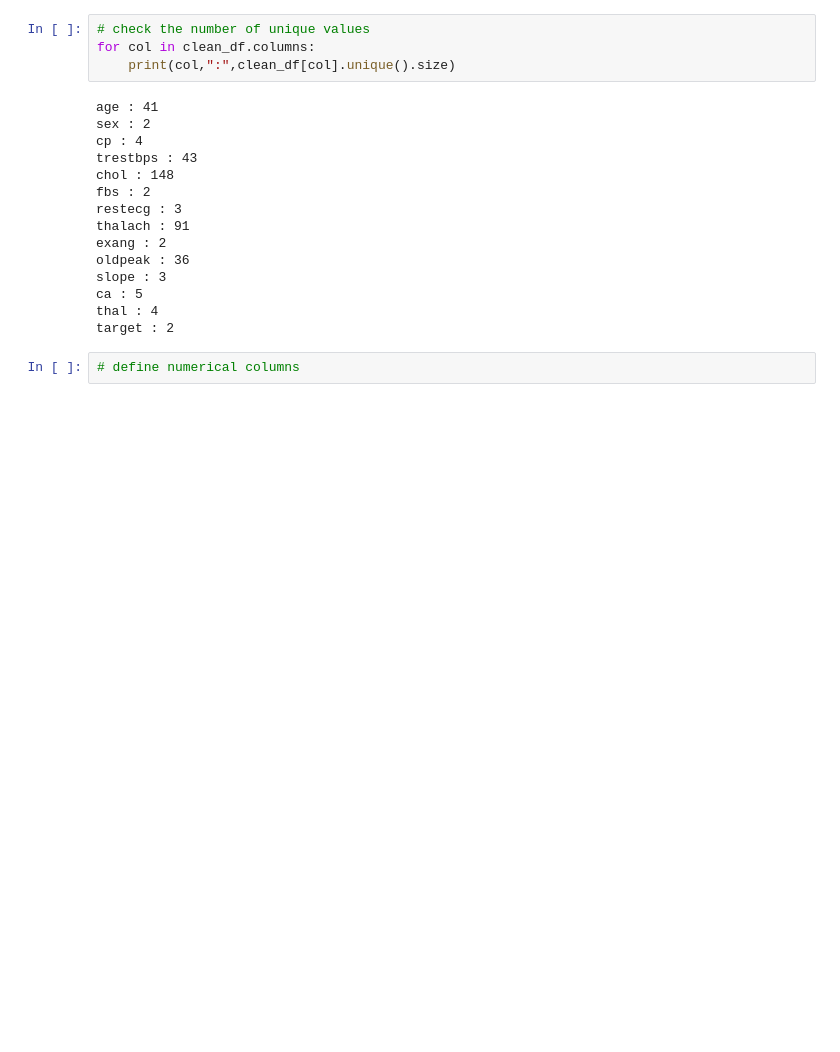
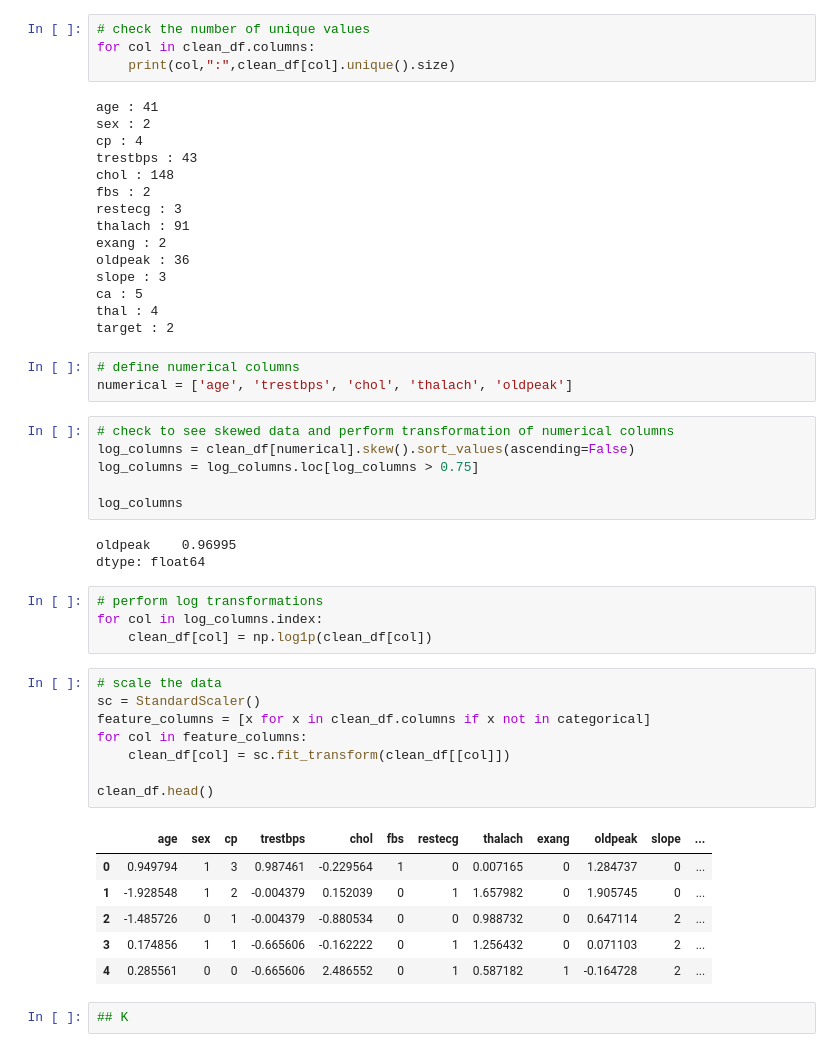
Before and after one commit to LucianPopaLVP/Project-4---Unsupervised-Machine-Learning, a Jupyter notebook: heart_disease_report_unsupervised_learning.ipynb, the cells around one changed output. Cells and saved outputs as stored; diff of their text form; blank space fills up the shorter version.

```diff
--- a/heart_disease_report_unsupervised_learning.ipynb
+++ b/heart_disease_report_unsupervised_learning.ipynb
@@ -383,3 +383,34 @@ thal : 4
 target : 2
 # %%
 # define numerical columns
+numerical = ['age', 'trestbps', 'chol', 'thalach', 'oldpeak']
+# %%
+# check to see skewed data and perform transformation of numerical columns
+log_columns = clean_df[numerical].skew().sort_values(ascending=False)
+log_columns = log_columns.loc[log_columns > 0.75]
+
+log_columns
+# %% [output]
+oldpeak    0.96995
+dtype: float64
+# %%
+# perform log transformations
+for col in log_columns.index:
+    clean_df[col] = np.log1p(clean_df[col])
+# %%
+# scale the data
+sc = StandardScaler()
+feature_columns = [x for x in clean_df.columns if x not in categorical]
+for col in feature_columns:
+    clean_df[col] = sc.fit_transform(clean_df[[col]])
+
+clean_df.head()
+# %% [output]
+|  | age | sex | cp | trestbps | chol | fbs | restecg | thalach | exang | oldpeak | slope | ... |
+| 0 | 0.949794 | 1 | 3 | 0.987461 | -0.229564 | 1 | 0 | 0.007165 | 0 | 1.284737 | 0 | ... |
+| 1 | -1.928548 | 1 | 2 | -0.004379 | 0.152039 | 0 | 1 | 1.657982 | 0 | 1.905745 | 0 | ... |
+| 2 | -1.485726 | 0 | 1 | -0.004379 | -0.880534 | 0 | 0 | 0.988732 | 0 | 0.647114 | 2 | ... |
+| 3 | 0.174856 | 1 | 1 | -0.665606 | -0.162222 | 0 | 1 | 1.256432 | 0 | 0.071103 | 2 | ... |
+| 4 | 0.285561 | 0 | 0 | -0.665606 | 2.486552 | 0 | 1 | 0.587182 | 1 | -0.164728 | 2 | ... |
+# %%
+## K
```
